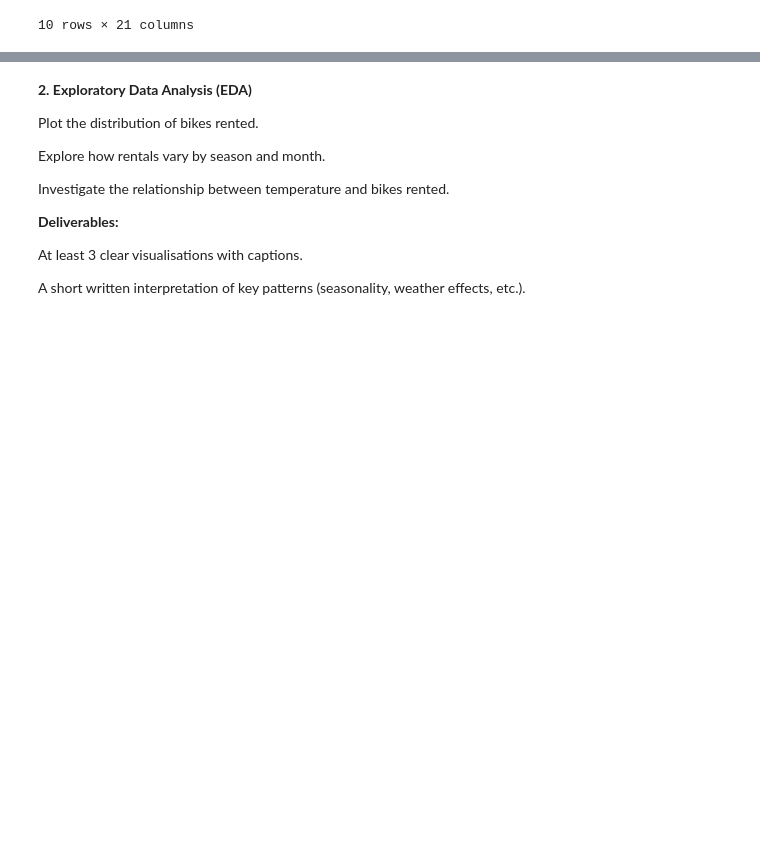
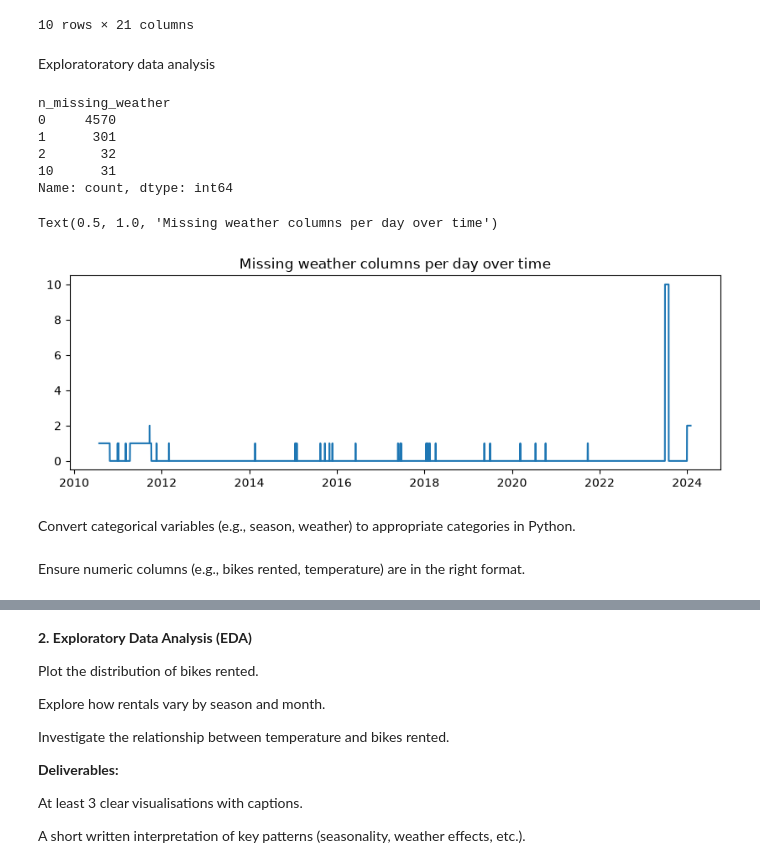
Before and after one commit to Brennan-Chan/Analytics-Through-Coding-AUT_26, a Jupyter notebook: Session_3/Group_Project.ipynb, the cells around one changed output, grey strips where cells are left out. Drawn from its saved outputs; the diff is of its cells as text; code cells hidden in the pictures; blank space fills up the shorter version.

Commit message:
Minor Updates and formatting changes

```diff
--- a/Session_3/Group_Project.ipynb
+++ b/Session_3/Group_Project.ipynb
@@ -151,3 +203,31 @@ bikes.head(10)
 | 8 | 2010-08-07 00:00:00+00:00 | 6631 | 2010 | Sat | 8 | 31 | 7.000 | 78.000 | 10,148.000 | 112.000 | ... |
 | 9 | 2010-08-08 00:00:00+00:00 | 7864 | 2010 | Sun | 8 | 31 | 4.000 | 64.000 | 10,194.000 | 201.000 | ... |
 10 rows × 21 columns
+# %% [markdown]
+Exploratoratory data analysis
+# %%
+weather_cols = ['cloud_cover','humidity','pressure','radiation',
+                'precipitation','snow_depth','sunshine',
+                'mean_temp','min_temp','max_temp']
+
+bikes['n_missing_weather'] = bikes[weather_cols].isnull().sum(axis=1)
+bikes['n_missing_weather'].value_counts().sort_index()
+# %% [output]
+n_missing_weather
+0     4570
+1      301
+2       32
+10      31
+Name: count, dtype: int64
+# %%
+# lets check for missing rows over a period of time
+plt.figure(figsize=(10,3))
+plt.plot(bikes['date'], bikes['n_missing_weather'])
+plt.title('Missing weather columns per day over time')
+# %% [output]
+Text(0.5, 1.0, 'Missing weather columns per day over time')
+[figure, added]
+# %% [markdown]
+Convert categorical variables (e.g., season, weather) to appropriate categories in Python.
+# %% [markdown]
+Ensure numeric columns (e.g., bikes rented, temperature) are in the right format.
```
Also changed, not shown: parts of 5 cells of this notebook.
